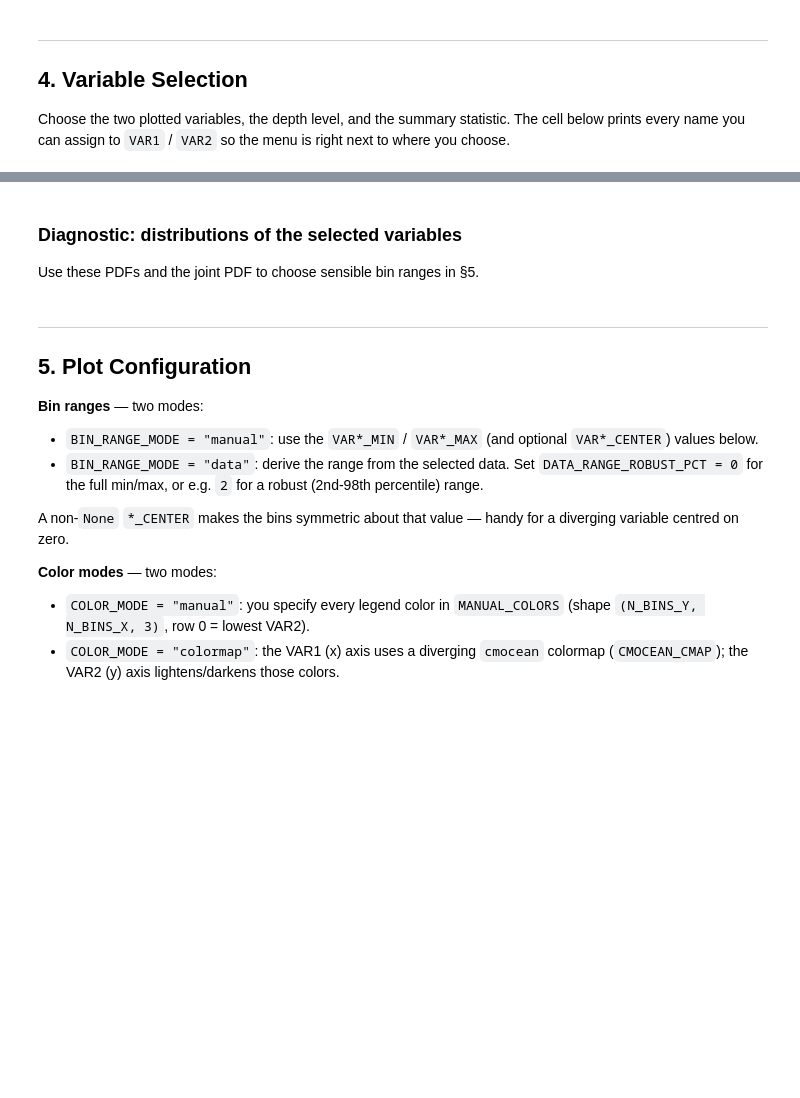
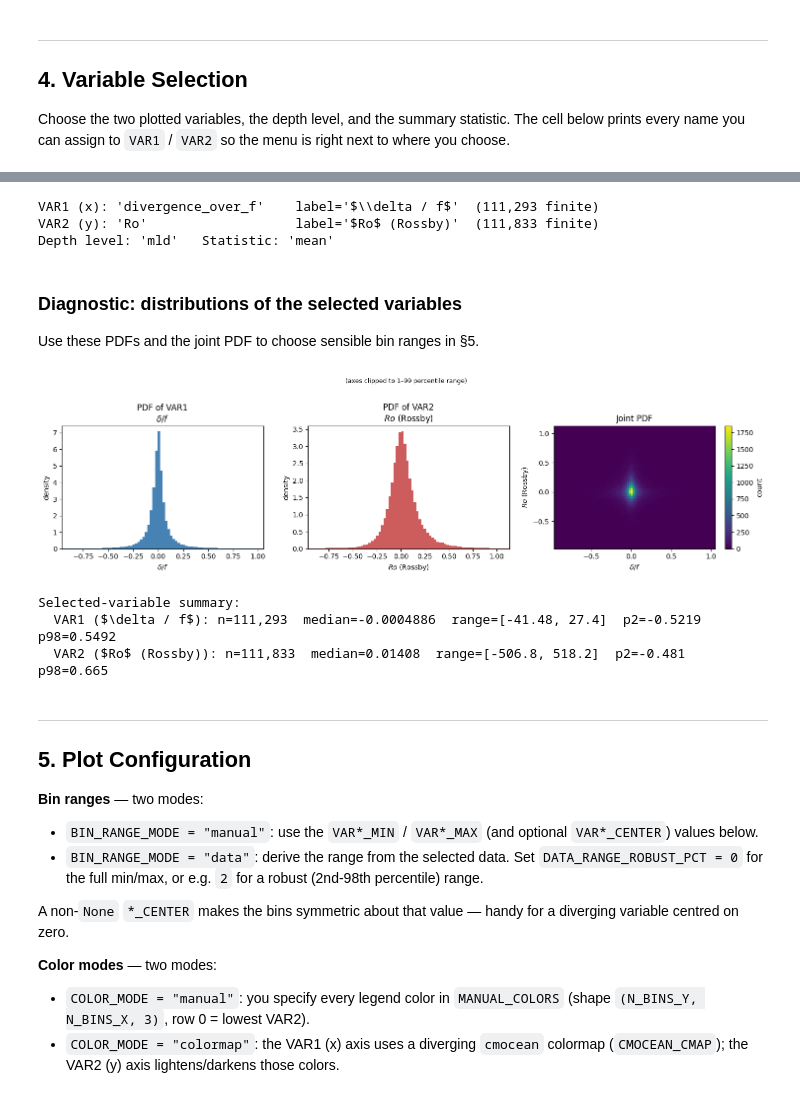
Before and after one commit to Sea-Meets-the-Stars/fronts, a Jupyter notebook: fronts/properties/nb/BivariateMaps.ipynb, the cells around one changed output, grey strips where cells are left out. Drawn from its saved outputs; the diff is of its cells as text; code cells hidden in the pictures; blank space fills up the shorter version.

```diff
--- a/fronts/properties/nb/BivariateMaps.ipynb
+++ b/fronts/properties/nb/BivariateMaps.ipynb
@@ -42,7 +42,7 @@ RESULTS_DIR = Path(OGCM_ROOT) / 'LLC' / 'Fronts' / 'V4' / '20121109_120000'
 TIME_STR = '2012-11-09T12:00:00'
 
 # Run tag (suffix on output filenames). For build_v4 this is the run_id.
-RUN_TAG = 'V4'
+RUN_TAG = 'V4_bin_D'
 
 # LLC coordinate file (None -> $OS_OGCM/LLC/Fronts/coords/LLC_coords_lat_lon.nc)
 COORDS_FILE = None
@@ -307,7 +353,7 @@ list_available_variables()
 # %%
 # ─── USER SELECTION ───────────────────────────────────────────────────────────
 # Pick any name printed by the cell above.
-DEPTH_LEVEL       = "sfc"    # options: "sfc", "25m", "mld", "mld_mean"
+DEPTH_LEVEL       = "mld"    # options: "sfc", "25m", "mld", "mld_mean"
 SUMMARY_STATISTIC = "mean"   # options: "mean", "median", "p90"
 
 VAR1 = "divergence_over_f"   # x-axis  (a DERIVED or RAW name from the list above)
@@ -338,6 +384,10 @@ print(f"VAR1 (x): {VAR1!r:22s} label={VAR1_LABEL!r}  "
 print(f"VAR2 (y): {VAR2!r:22s} label={VAR2_LABEL!r}  "
       f"({np.isfinite(values2).sum():,} finite)")
 print(f"Depth level: {DEPTH_LEVEL!r}   Statistic: {SUMMARY_STATISTIC!r}")
+# %% [output]
+VAR1 (x): 'divergence_over_f'    label='$\\delta / f$'  (111,293 finite)
+VAR2 (y): 'Ro'                   label='$Ro$ (Rossby)'  (111,833 finite)
+Depth level: 'mld'   Statistic: 'mean'
 # %% [markdown]
 ### Diagnostic: distributions of the selected variables
 
@@ -346,45 +396,69 @@ Use these PDFs and the joint PDF to choose sensible bin ranges in §5.
 import matplotlib.pyplot as plt
 
 
-def summarize_selection(v1, v2, label1, label2, bins=80):
-    """PDF of v1, PDF of v2, joint PDF, and printed median / range."""
+def summarize_selection(v1, v2, label1, label2, bins=80, robust_pct=1):
+    """PDF of v1, PDF of v2, joint PDF, and printed median / range.
+
+    Axis limits are clipped to the [robust_pct, 100-robust_pct] percentile range
+    so a few extreme outliers don't squash the visible distribution. Set
+    robust_pct=0 to show the full data range.
+    """
     v1 = np.asarray(v1, dtype=np.float64)
     v2 = np.asarray(v2, dtype=np.float64)
     m1 = np.isfinite(v1)
     m2 = np.isfinite(v2)
     both = m1 & m2
 
+    def _lims(v, mask):
+        vv = v[mask]
+        if robust_pct and robust_pct > 0:
+            return float(np.percentile(vv, robust_pct)), float(np.percentile(vv, 100 - robust_pct))
+        return float(vv.min()), float(vv.max())
+
+    lim1 = _lims(v1, m1)
+    lim2 = _lims(v2, m2)
+
     fig, axes = plt.subplots(1, 3, figsize=(15, 4))
 
-    axes[0].hist(v1[m1], bins=bins, density=True, color='steelblue')
+    axes[0].hist(v1[m1], bins=bins, range=lim1, density=True, color='steelblue')
+    axes[0].set_xlim(lim1)
     axes[0].set_title(f"PDF of VAR1\n{label1}")
     axes[0].set_xlabel(label1); axes[0].set_ylabel("density")
 
-    axes[1].hist(v2[m2], bins=bins, density=True, color='indianred')
+    axes[1].hist(v2[m2], bins=bins, range=lim2, density=True, color='indianred')
+    axes[1].set_xlim(lim2)
     axes[1].set_title(f"PDF of VAR2\n{label2}")
     axes[1].set_xlabel(label2); axes[1].set_ylabel("density")
 
-    h = axes[2].hist2d(v1[both], v2[both], bins=bins, cmap='viridis')
+    h = axes[2].hist2d(v1[both], v2[both], bins=bins, range=[lim1, lim2], cmap='viridis')
     fig.colorbar(h[3], ax=axes[2], label="count")
     axes[2].set_title("Joint PDF")
     axes[2].set_xlabel(label1); axes[2].set_ylabel(label2)
 
+    if robust_pct and robust_pct > 0:
+        fig.suptitle(f"(axes clipped to {robust_pct}–{100 - robust_pct} percentile range)",
+                     fontsize=9, y=1.02)
     fig.tight_layout()
     plt.show()
 
     def _stats(name, v, mask):
         vv = v[mask]
         print(f"  {name}: n={vv.size:,}  median={np.median(vv):.4g}  "
               f"range=[{vv.min():.4g}, {vv.max():.4g}]  "
               f"p2={np.percentile(vv, 2):.4g}  p98={np.percentile(vv, 98):.4g}")
 
     print("Selected-variable summary:")
     _stats(f"VAR1 ({label1})", v1, m1)
     _stats(f"VAR2 ({label2})", v2, m2)
     return fig
 
 
 _ = summarize_selection(values1, values2, VAR1_LABEL, VAR2_LABEL)
+# %% [output]
+[figure, added]
+Selected-variable summary:
+  VAR1 ($\delta / f$): n=111,293  median=-0.0004886  range=[-41.48, 27.4]  p2=-0.5219  p98=0.5492
+  VAR2 ($Ro$ (Rossby)): n=111,833  median=0.01408  range=[-506.8, 518.2]  p2=-0.481  p98=0.665
 # %% [markdown]
 ---
 ## 5. Plot Configuration
```
Also changed, not shown: parts of 10 cells of this notebook, 1 other file.
